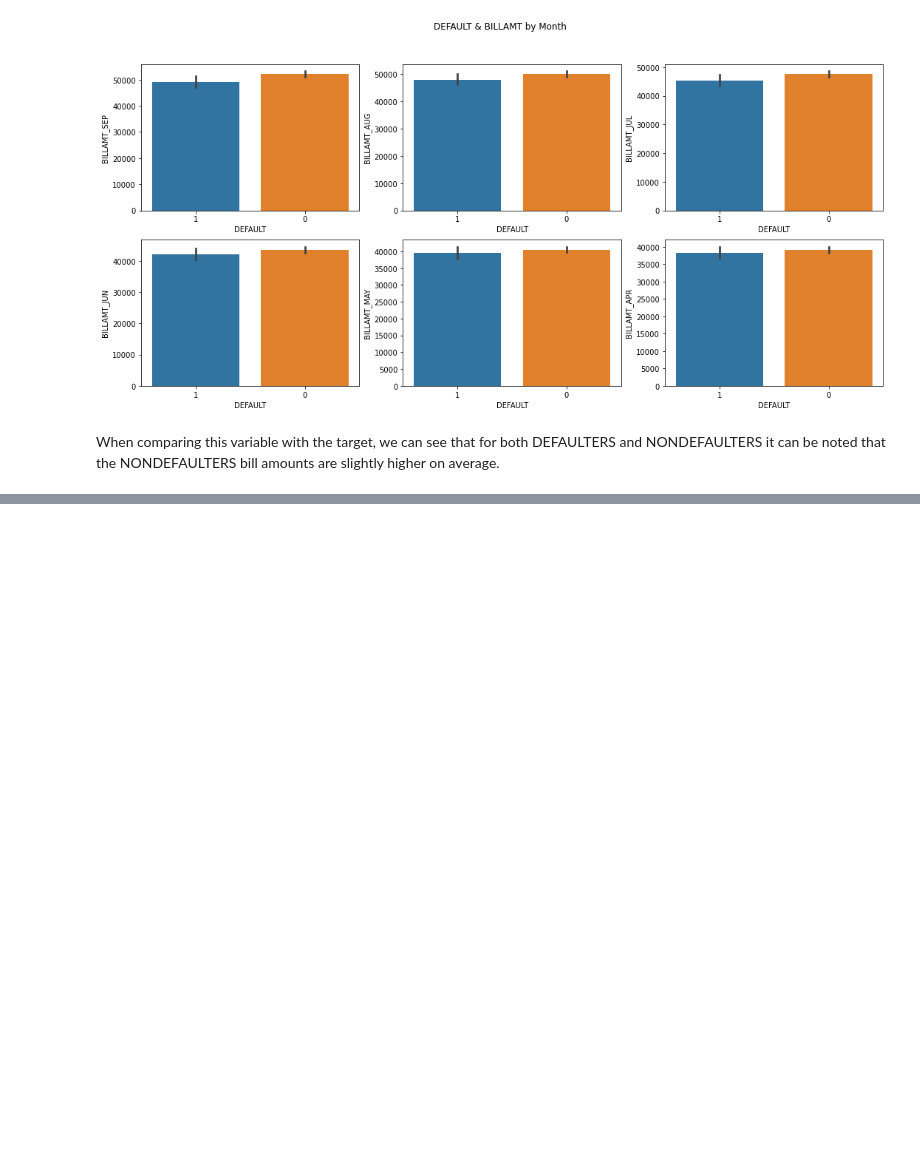
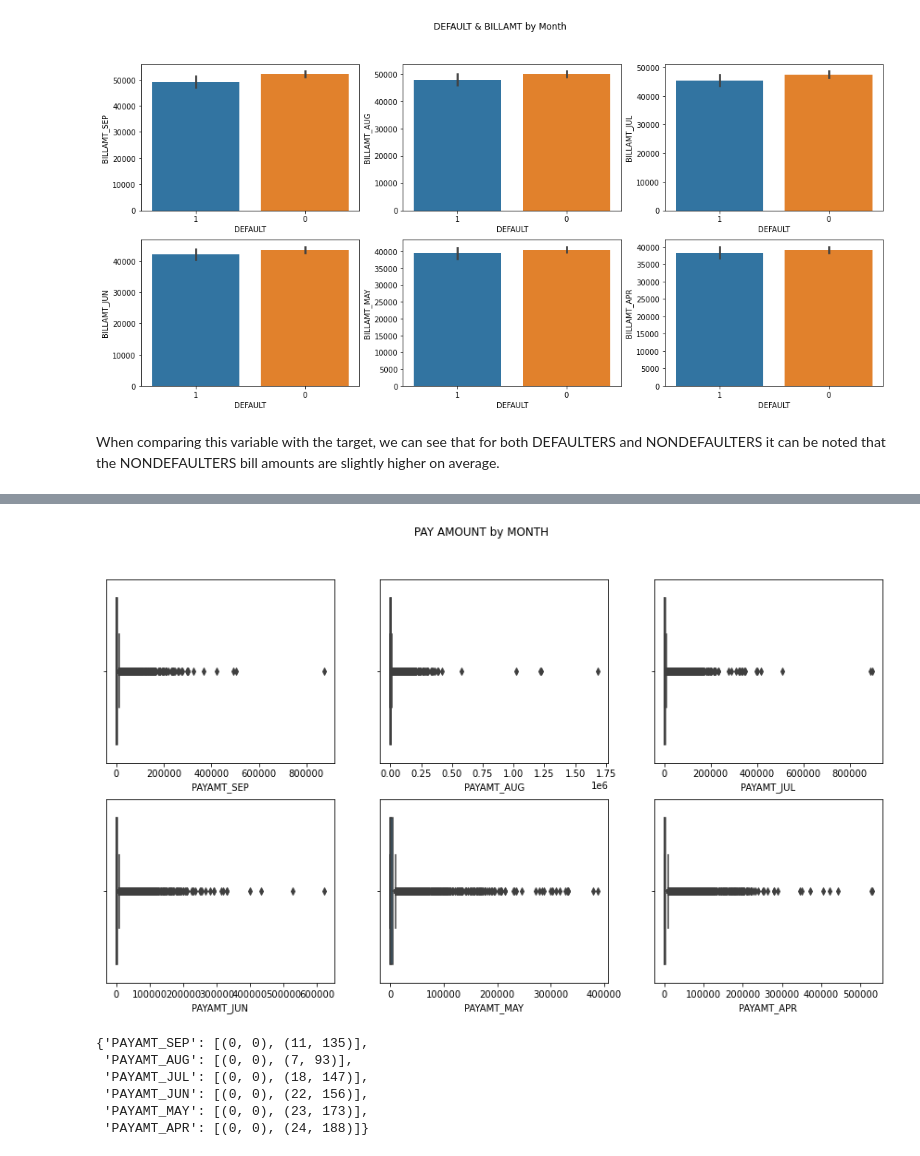
Before and after one commit to zachagreenberg/DefaultPredictionAnalysis, a Jupyter notebook: eda-modeling-evaluation.ipynb, the cells around one changed output, grey strips where cells are left out. Saved outputs shown, nothing was run; the diff lists cells and outputs as text; code cells hidden in the pictures; blank space fills up the shorter version.

```diff
--- a/eda-modeling-evaluation.ipynb
+++ b/eda-modeling-evaluation.ipynb
@@ -387,0 +401,21 @@ When comparing this variable with the target, we can see that for both DEFAULTER
+# %%
+fig, ax = plt.subplots(2, 3, figsize=(15,8))
+plt.suptitle('PAY AMOUNT by MONTH')
+sns.boxplot(df['PAYAMT_SEP'], ax = ax[0,0])
+sns.boxplot(df['PAYAMT_AUG'], ax = ax[0,1])
+sns.boxplot(df['PAYAMT_JUL'], ax = ax[0,2])
+sns.boxplot(df['PAYAMT_JUN'], ax = ax[1,0])
+sns.boxplot(df['PAYAMT_MAY'], ax = ax[1,1])
+sns.boxplot(df['PAYAMT_APR'], ax = ax[1,2]);
+# %% [output]
+[figure, added]
+# %%
+#reusing the outlier function from above
+default_outlier(-7,-1)
+# %% [output]
+{'PAYAMT_SEP': [(0, 0), (11, 135)],
+ 'PAYAMT_AUG': [(0, 0), (7, 93)],
+ 'PAYAMT_JUL': [(0, 0), (18, 147)],
+ 'PAYAMT_JUN': [(0, 0), (22, 156)],
+ 'PAYAMT_MAY': [(0, 0), (23, 173)],
+ 'PAYAMT_APR': [(0, 0), (24, 188)]}
```
Also changed, not shown: parts of 5 cells of this notebook.
